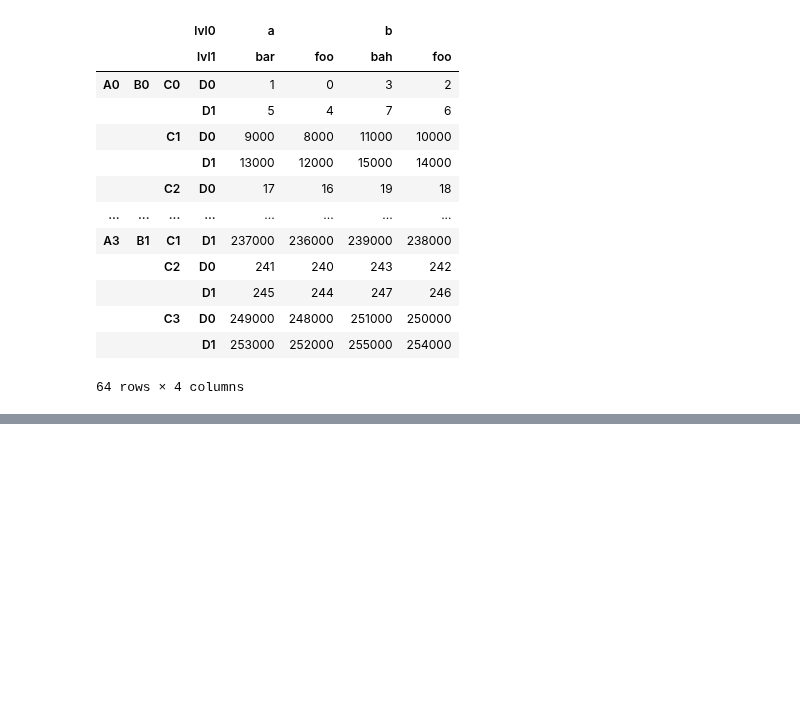
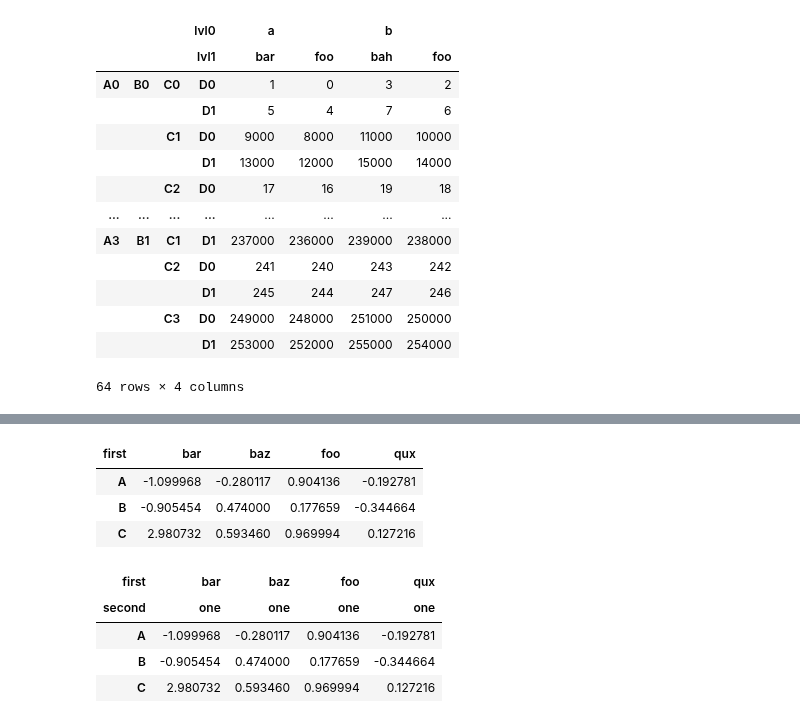
Before and after one commit to ilyak93/self-studying, a Jupyter notebook: DataEngineering/pandas/pandas_advanced_indexing.ipynb, the cells around one changed output, grey strips where cells are left out. Drawn from its saved outputs; the diff is of its cells as text; code cells hidden in the pictures; blank space fills up the shorter version.

```diff
--- a/DataEngineering/pandas/pandas_advanced_indexing.ipynb
+++ b/DataEngineering/pandas/pandas_advanced_indexing.ipynb
@@ -746,0 +803,3 @@ df2
+# %%
+df = df.T
+df
@@ -746,0 +812,17 @@ df2
+# %%
+df.xs("one", level="second", axis=1)
+# %% [output]
+| first | bar | baz | foo | qux |
+| A | -1.099968 | -0.280117 | 0.904136 | -0.192781 |
+| B | -0.905454 | 0.474000 | 0.177659 | -0.344664 |
+| C | 2.980732 | 0.593460 | 0.969994 | 0.127216 |
+# %%
+# using the slicers
+
+df.loc[:, (slice(None), "one")]
+# %% [output]
+| first | bar | baz | foo | qux |
+| second | one | one | one | one |
+| A | -1.099968 | -0.280117 | 0.904136 | -0.192781 |
+| B | -0.905454 | 0.474000 | 0.177659 | -0.344664 |
+| C | 2.980732 | 0.593460 | 0.969994 | 0.127216 |
```
Also changed, not shown: parts of 13 cells of this notebook.
